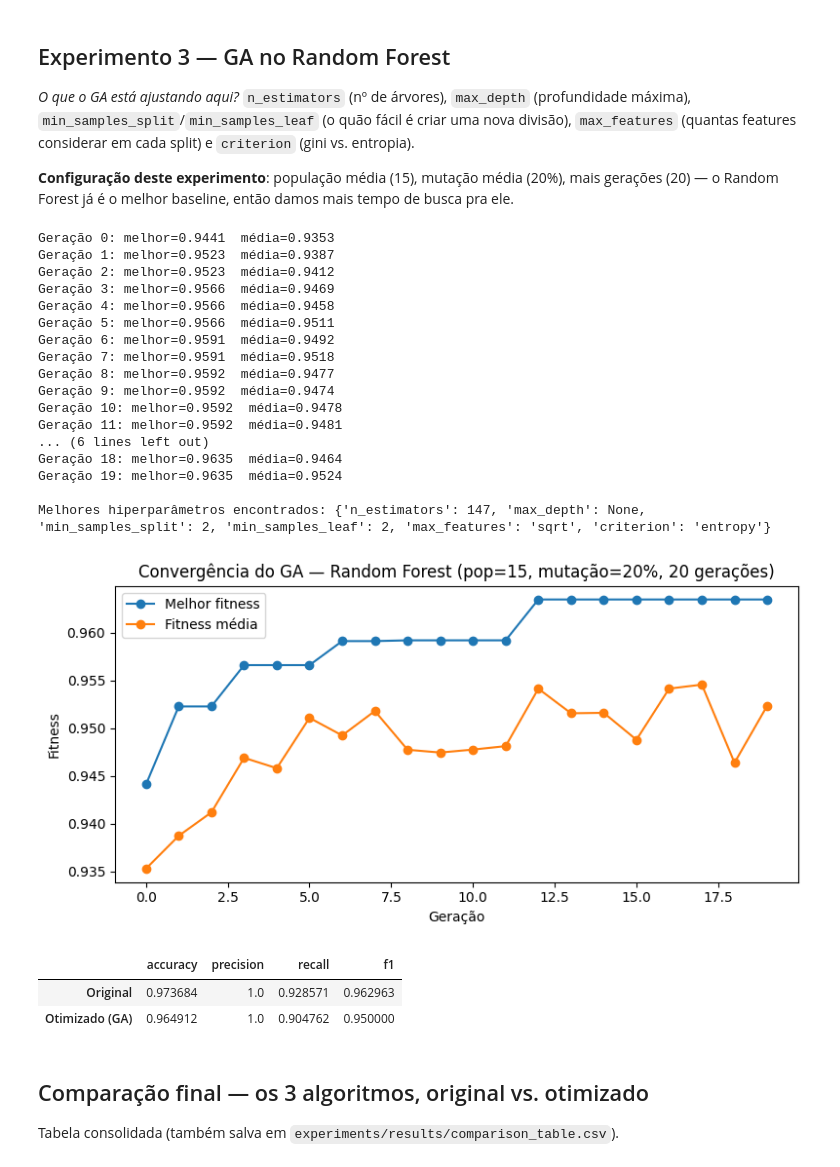
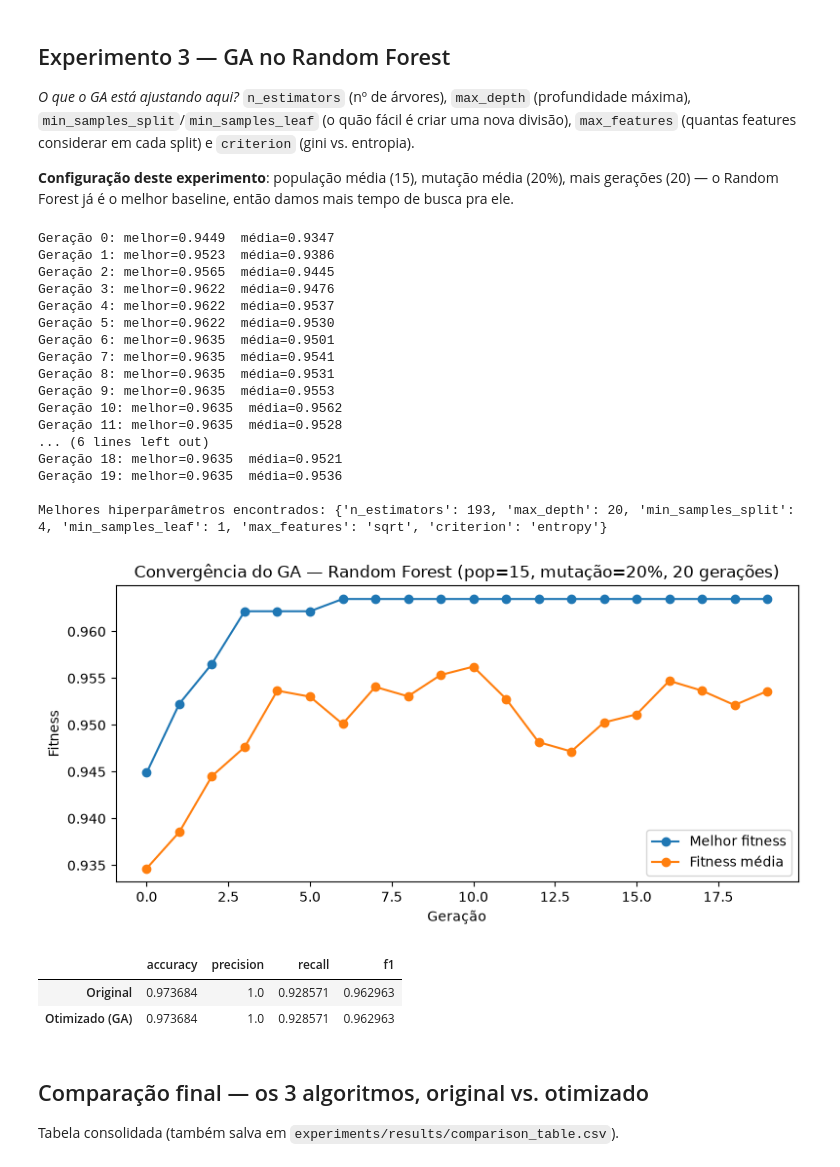
Before and after one commit to SamirGoes/tech-challenge-fiap-fase2, a Jupyter notebook: notebooks/GA_HyperparametersOptimization.ipynb, the cells around one changed output. Cells and saved outputs as stored; diff of their text form; code cells hidden in the pictures.

```diff
--- a/notebooks/GA_HyperparametersOptimization.ipynb
+++ b/notebooks/GA_HyperparametersOptimization.ipynb
@@ -76,7 +76,7 @@ Vamos rodar o GA para tentar melhorar cada um desses três — um experimento po
 # %%
 random.seed(42)
 
-POP_1, GERACOES_1, MUTACAO_1 = 10, 10, 0.1
+POP_1, GERACOES_1, MUTACAO_1 = 10, 20, 0.1
 
 populacao = [ga_utils.criar_individuo_linear() for _ in range(POP_1)]
 historico_linear = []
@@ -148,7 +153,7 @@ pd.DataFrame([metricas_linear_original, metricas_linear_otimizado], index=["Orig
 # %%
 random.seed(42)
 
-POP_2, GERACOES_2, MUTACAO_2 = 20, 10, 0.3
+POP_2, GERACOES_2, MUTACAO_2 = 20, 15, 0.2
 
 populacao = [ga_utils.criar_individuo_log() for _ in range(POP_2)]
 historico_log = []
@@ -220,7 +230,7 @@ pd.DataFrame([metricas_log_original, metricas_log_otimizado], index=["Original",
 # %%
 random.seed(42)
 
-POP_3, GERACOES_3, MUTACAO_3 = 15, 20, 0.2
+POP_3, GERACOES_3, MUTACAO_3 = 20, 20, 0.2
 
 populacao = [ga_utils.criar_individuo_rf() for _ in range(POP_3)]
 historico_rf = []
@@ -229,49 +239,49 @@ for geracao in range(GERACOES_3):
     fitnesses = [ga_utils.fitness_rf(ind, X_train, y_train) for ind in populacao]
     historico_rf.append({"geracao": geracao, "melhor": max(fitnesses), "media": float(np.mean(fitnesses))})
     print(f"Geração {geracao}: melhor={max(fitnesses):.4f}  média={np.mean(fitnesses):.4f}")
 
     ranking = sorted(range(len(populacao)), key=lambda i: fitnesses[i], reverse=True)
     nova_populacao = [dict(populacao[i]) for i in ranking[:2]]
     while len(nova_populacao) < POP_3:
         pai1 = ga_utils.selecao_torneio(populacao, fitnesses)
         pai2 = ga_utils.selecao_torneio(populacao, fitnesses)
         filho1, filho2 = ga_utils.crossover(pai1, pai2)
         nova_populacao.append(ga_utils.mutar_rf(filho1, MUTACAO_3))
         if len(nova_populacao) < POP_3:
             nova_populacao.append(ga_utils.mutar_rf(filho2, MUTACAO_3))
     populacao = nova_populacao
 
 melhor_rf = populacao[int(np.argmax(fitnesses))]
 print("\nMelhores hiperparâmetros encontrados:", melhor_rf)
 
 pd.DataFrame(historico_rf).to_csv(RESULTADOS_DIR / "fitness_history_random_forest.csv", index=False)
 with open(RESULTADOS_DIR / "best_hyperparams_random_forest.json", "w") as f:
     json.dump({"algoritmo": "random_forest", "melhor_individuo": melhor_rf}, f, indent=2, default=str)
 
 plt.figure(figsize=(8, 4))
 plt.plot([h["geracao"] for h in historico_rf], [h["melhor"] for h in historico_rf], label="Melhor fitness", marker="o")
 plt.plot([h["geracao"] for h in historico_rf], [h["media"] for h in historico_rf], label="Fitness média", marker="o")
 plt.xlabel("Geração"); plt.ylabel("Fitness"); plt.title("Convergência do GA — Random Forest (pop=15, mutação=20%, 20 gerações)")
 plt.legend(); plt.tight_layout(); plt.show()
 # %% [output]
-Geração 0: melhor=0.9441  média=0.9353
-Geração 1: melhor=0.9523  média=0.9387
-Geração 2: melhor=0.9523  média=0.9412
-Geração 3: melhor=0.9566  média=0.9469
-Geração 4: melhor=0.9566  média=0.9458
-Geração 5: melhor=0.9566  média=0.9511
-Geração 6: melhor=0.9591  média=0.9492
-Geração 7: melhor=0.9591  média=0.9518
-Geração 8: melhor=0.9592  média=0.9477
-Geração 9: melhor=0.9592  média=0.9474
-Geração 10: melhor=0.9592  média=0.9478
-Geração 11: melhor=0.9592  média=0.9481
+Geração 0: melhor=0.9449  média=0.9347
+Geração 1: melhor=0.9523  média=0.9386
+Geração 2: melhor=0.9565  média=0.9445
+Geração 3: melhor=0.9622  média=0.9476
+Geração 4: melhor=0.9622  média=0.9537
+Geração 5: melhor=0.9622  média=0.9530
+Geração 6: melhor=0.9635  média=0.9501
+Geração 7: melhor=0.9635  média=0.9541
+Geração 8: melhor=0.9635  média=0.9531
+Geração 9: melhor=0.9635  média=0.9553
+Geração 10: melhor=0.9635  média=0.9562
+Geração 11: melhor=0.9635  média=0.9528
 ... (6 lines left out)
-Geração 18: melhor=0.9635  média=0.9464
-Geração 19: melhor=0.9635  média=0.9524
+Geração 18: melhor=0.9635  média=0.9521
+Geração 19: melhor=0.9635  média=0.9536
 
-Melhores hiperparâmetros encontrados: {'n_estimators': 147, 'max_depth': None, 'min_samples_split': 2, 'min_samples_leaf': 2, 'max_features': 'sqrt', 'criterion': 'entropy'}
+Melhores hiperparâmetros encontrados: {'n_estimators': 193, 'max_depth': 20, 'min_samples_split': 4, 'min_samples_leaf': 1, 'max_features': 'sqrt', 'criterion': 'entropy'}
-[figure, old version]
+[figure, new version]
 # %%
 modelo_rf_original = ga_utils.construir_rf(ga_utils.RF_BASELINE)
 modelo_rf_original.fit(X_train, y_train)
@@ -287,7 +297,7 @@ pd.DataFrame([metricas_rf_original, metricas_rf_otimizado], index=["Original", "
 # %% [output]
 |  | accuracy | precision | recall | f1 |
 | Original | 0.973684 | 1.0 | 0.928571 | 0.962963 |
-| Otimizado (GA) | 0.964912 | 1.0 | 0.904762 | 0.950000 |
+| Otimizado (GA) | 0.973684 | 1.0 | 0.928571 | 0.962963 |
 # %% [markdown]
 ## Comparação final — os 3 algoritmos, original vs. otimizado
 
```
Also changed, not shown: parts of 3 cells of this notebook, 7 other files.
